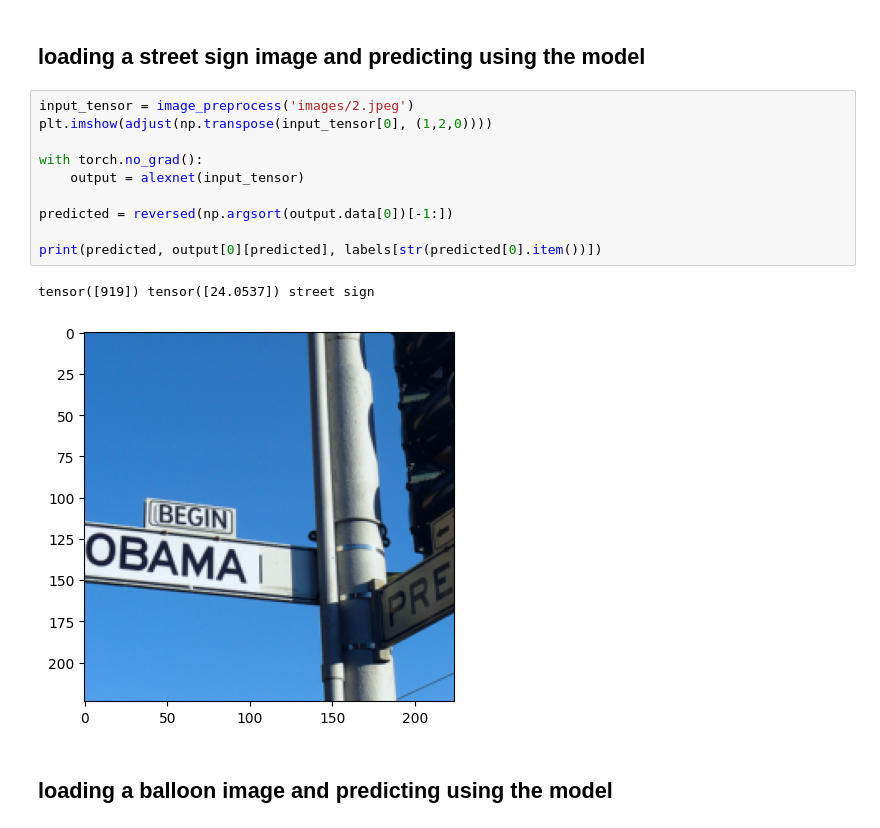
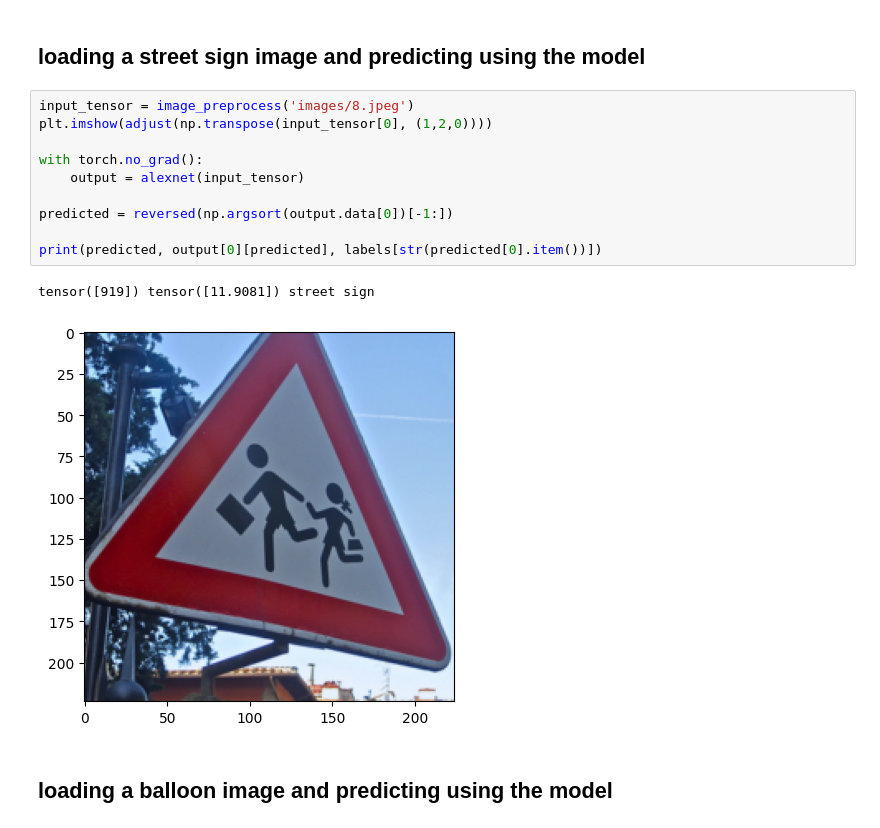
Before and after one commit to sumonto41/Visualizing-and-Understanding-Convolutional-Networks-SMAI-Project, a Jupyter notebook: adversarial_attack.ipynb, the cells around one changed output. Saved outputs shown, nothing was run; the diff lists cells and outputs as text.

Commit message:
final updates
Final updated Notebooks for visualization and Adversarial attacks

```diff
--- a/adversarial_attack.ipynb
+++ b/adversarial_attack.ipynb
@@ -45,17 +45,17 @@ with open('labels.json', 'r') as f:
 # %% [markdown]
 ## loading a street sign image and predicting using the model
 # %%
-input_tensor = image_preprocess('images/2.jpeg')
+input_tensor = image_preprocess('images/8.jpeg')
 plt.imshow(adjust(np.transpose(input_tensor[0], (1,2,0))))
 
 with torch.no_grad():
     output = alexnet(input_tensor)
 
 predicted = reversed(np.argsort(output.data[0])[-1:])
 
 print(predicted, output[0][predicted], labels[str(predicted[0].item())])
 # %% [output]
-tensor([919]) tensor([24.0537]) street sign
+tensor([919]) tensor([11.9081]) street sign
-[figure, old version]
+[figure, new version]
 # %% [markdown]
 ## loading a balloon image and predicting using the model
```
Also changed, not shown: parts of 11 cells of this notebook.
